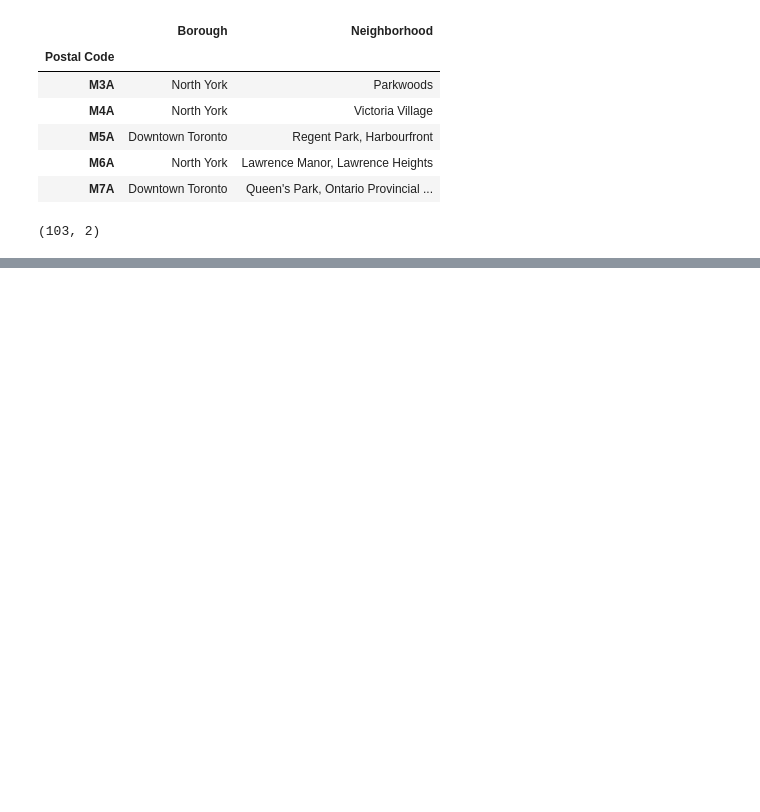
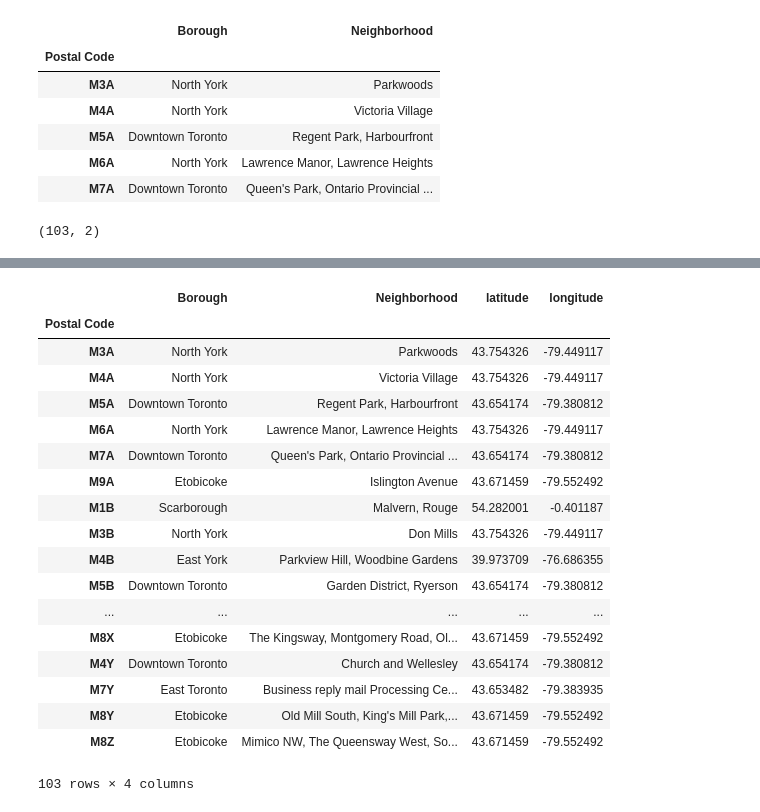
Before and after one commit to ashwin482/Coursera_Capstone, a Jupyter notebook: Segmenting and Clustering Neighborhoods in Toronto.ipynb, the cells around one changed output, grey strips where cells are left out. Saved outputs shown, nothing was run; the diff lists cells and outputs as text; code cells hidden in the pictures; blank space fills up the shorter version.

```diff
--- a/Segmenting and Clustering Neighborhoods in Toronto.ipynb
+++ b/Segmenting and Clustering Neighborhoods in Toronto.ipynb
@@ -78,8 +78,6 @@ canada_df.head()
 | 6 | M7A | Downtown Toronto | Queen's Park, Ontario Provincial ... |
 # %%
 canada_df["Neighborhood"] = canada_df.groupby("Postal Code")["Neighborhood"].transform(lambda neigh: ', '.join(neigh))
-# %%
-canada_df = canada_df.drop_duplicates()
 # %%
 if(canada_df.index.name != 'Postal Code'):
     canada_df = canada_df.set_index('Postal Code')
@@ -111,0 +131,13 @@ canada_df.shape
+# %%
+locator = Nominatim(user_agent="myGeocoder")
+# %%
+from geopy.extra.rate_limiter import RateLimiter
+
+# 1 - conveneint function to delay between geocoding calls
+geocode = RateLimiter(locator.geocode, min_delay_seconds=1)
+# 2- - create location column
+canada_df['location'] = canada_df['Borough'].apply(geocode)
+# 3 - create longitude, laatitude and altitude from location column (returns tuple)
+canada_df['point'] = canada_df['location'].apply(lambda loc: tuple(loc.point) if loc else None)
+# 4 - split point column into latitude, longitude and altitude columns
+canada_df[['latitude', 'longitude', 'altitude']] = pd.DataFrame(canada_df['point'].tolist(), index=canada_df.index)
@@ -111,0 +154,22 @@ canada_df.shape
+# %%
+canada_df.drop(columns =['location', 'point' , 'altitude'])
+# %% [output]
+|  | Borough | Neighborhood | latitude | longitude |
+| Postal Code |  |  |  |  |
+| M3A | North York | Parkwoods | 43.754326 | -79.449117 |
+| M4A | North York | Victoria Village | 43.754326 | -79.449117 |
+| M5A | Downtown Toronto | Regent Park, Harbourfront | 43.654174 | -79.380812 |
+| M6A | North York | Lawrence Manor, Lawrence Heights | 43.754326 | -79.449117 |
+| M7A | Downtown Toronto | Queen's Park, Ontario Provincial ... | 43.654174 | -79.380812 |
+| M9A | Etobicoke | Islington Avenue | 43.671459 | -79.552492 |
+| M1B | Scarborough | Malvern, Rouge | 54.282001 | -0.401187 |
+| M3B | North York | Don Mills | 43.754326 | -79.449117 |
+| M4B | East York | Parkview Hill, Woodbine Gardens | 39.973709 | -76.686355 |
+| M5B | Downtown Toronto | Garden District, Ryerson | 43.654174 | -79.380812 |
+| ... | ... | ... | ... | ... |
+| M8X | Etobicoke | The Kingsway, Montgomery Road, Ol... | 43.671459 | -79.552492 |
+| M4Y | Downtown Toronto | Church and Wellesley | 43.654174 | -79.380812 |
+| M7Y | East Toronto | Business reply mail Processing Ce... | 43.653482 | -79.383935 |
+| M8Y | Etobicoke | Old Mill South, King's Mill Park,... | 43.671459 | -79.552492 |
+| M8Z | Etobicoke | Mimico NW, The Queensway West, So... | 43.671459 | -79.552492 |
+103 rows × 4 columns
```
Also changed, not shown: parts of 3 cells of this notebook.
